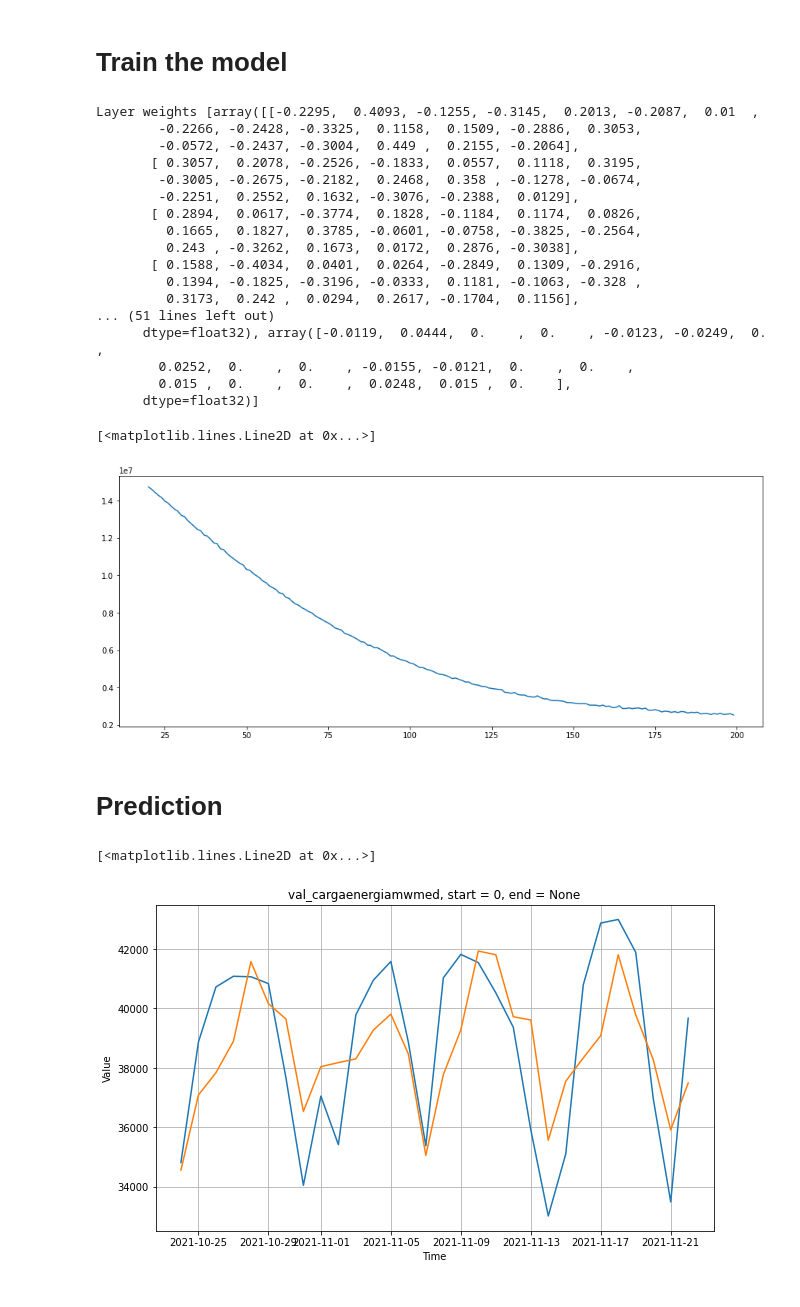
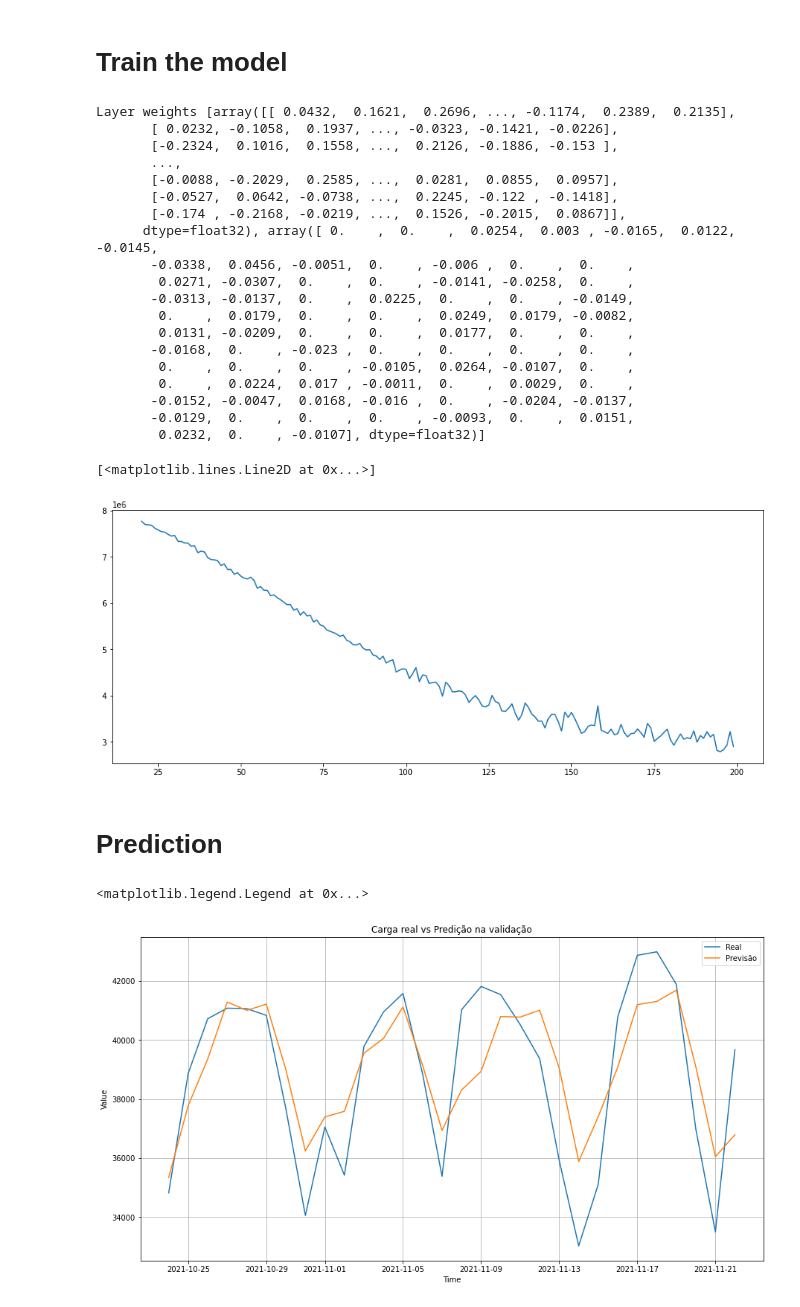
Before and after one commit to marcos-mansur/load-forecast, a Jupyter notebook: Notebook_1_DNN.ipynb, the cells around one changed output. Drawn from its saved outputs; the diff is of its cells as text; code cells hidden in the pictures.

```diff
--- a/Notebook_1_DNN.ipynb
+++ b/Notebook_1_DNN.ipynb
@@ -166,10 +182,10 @@ for x,y in dataset:
 # Train the model
 # %%
 # NN layer
-l0 = tf.keras.layers.Dense(20, input_shape=[window_size], activation='relu')
+l0 = tf.keras.layers.Dense(80, input_shape=[window_size], activation='relu')
 # Sequential NN
 model = tf.keras.models.Sequential([l0])
-model.add(tf.keras.layers.Dense(10, activation='relu'))
+model.add(tf.keras.layers.Dense(30, activation='relu'))
 model.add(tf.keras.layers.Dense(1))
 
 # compile
@@ -179,29 +195,31 @@ history = model.fit(dataset,epochs=200,verbose=0)
 
 print("Layer weights {}".format(l0.get_weights()))
 # %% [output]
-Layer weights [array([[-0.2295,  0.4093, -0.1255, -0.3145,  0.2013, -0.2087,  0.01  ,
-        -0.2266, -0.2428, -0.3325,  0.1158,  0.1509, -0.2886,  0.3053,
-        -0.0572, -0.2437, -0.3004,  0.449 ,  0.2155, -0.2064],
-       [ 0.3057,  0.2078, -0.2526, -0.1833,  0.0557,  0.1118,  0.3195,
-        -0.3005, -0.2675, -0.2182,  0.2468,  0.358 , -0.1278, -0.0674,
-        -0.2251,  0.2552,  0.1632, -0.3076, -0.2388,  0.0129],
-       [ 0.2894,  0.0617, -0.3774,  0.1828, -0.1184,  0.1174,  0.0826,
-         0.1665,  0.1827,  0.3785, -0.0601, -0.0758, -0.3825, -0.2564,
-         0.243 , -0.3262,  0.1673,  0.0172,  0.2876, -0.3038],
-       [ 0.1588, -0.4034,  0.0401,  0.0264, -0.2849,  0.1309, -0.2916,
-         0.1394, -0.1825, -0.3196, -0.0333,  0.1181, -0.1063, -0.328 ,
-         0.3173,  0.242 ,  0.0294,  0.2617, -0.1704,  0.1156],
-... (51 lines left out)
-      dtype=float32), array([-0.0119,  0.0444,  0.    ,  0.    , -0.0123, -0.0249,  0.    ,
-        0.0252,  0.    ,  0.    , -0.0155, -0.0121,  0.    ,  0.    ,
-        0.015 ,  0.    ,  0.    ,  0.0248,  0.015 ,  0.    ],
-      dtype=float32)]
+Layer weights [array([[ 0.0432,  0.1621,  0.2696, ..., -0.1174,  0.2389,  0.2135],
+       [ 0.0232, -0.1058,  0.1937, ..., -0.0323, -0.1421, -0.0226],
+       [-0.2324,  0.1016,  0.1558, ...,  0.2126, -0.1886, -0.153 ],
+       ...,
+       [-0.0088, -0.2029,  0.2585, ...,  0.0281,  0.0855,  0.0957],
+       [-0.0527,  0.0642, -0.0738, ...,  0.2245, -0.122 , -0.1418],
+       [-0.174 , -0.2168, -0.0219, ...,  0.1526, -0.2015,  0.0867]],
+      dtype=float32), array([ 0.    ,  0.    ,  0.0254,  0.003 , -0.0165,  0.0122, -0.0145,
+       -0.0338,  0.0456, -0.0051,  0.    , -0.006 ,  0.    ,  0.    ,
+        0.0271, -0.0307,  0.    ,  0.    , -0.0141, -0.0258,  0.    ,
+       -0.0313, -0.0137,  0.    ,  0.0225,  0.    ,  0.    , -0.0149,
+        0.    ,  0.0179,  0.    ,  0.    ,  0.0249,  0.0179, -0.0082,
+        0.0131, -0.0209,  0.    ,  0.    ,  0.0177,  0.    ,  0.    ,
+       -0.0168,  0.    , -0.023 ,  0.    ,  0.    ,  0.    ,  0.    ,
+        0.    ,  0.    ,  0.    , -0.0105,  0.0264, -0.0107,  0.    ,
+        0.    ,  0.0224,  0.017 , -0.0011,  0.    ,  0.0029,  0.    ,
+       -0.0152, -0.0047,  0.0168, -0.016 ,  0.    , -0.0204, -0.0137,
+       -0.0129,  0.    ,  0.    ,  0.    , -0.0093,  0.    ,  0.0151,
+        0.0232,  0.    , -0.0107], dtype=float32)]
 # %%
 skip = 20
 plt.plot(range(skip,len(history.history['loss'])),history.history['loss'][skip:])
 # %% [output]
 [<matplotlib.lines.Line2D at 0x...>]
-[figure, old version]
+[figure, new version]
 # %% [markdown]
 # Prediction
 # %%
@@ -210,13 +228,15 @@ forecast = []
 for time in range(len(df) - window_size):
   forecast.append(model.predict(np.array(df['val_cargaenergiamwmed'][time:time + window_size])[np.newaxis]))
 
-forecast = forecast[split_time-window_size:]
-results = np.array(forecast)[:, 0, 0]
+valid_forecast = forecast[split_time-window_size:]
+results = np.array(valid_forecast)[:, 0, 0]
 # %%
-plt.figure(figsize=(10, 6))
+plt.figure(figsize=(15, 8))
 
 plot_serie(x_valid)
-plt.plot(x_valid['din_instante'], results)
+plt.plot(x_valid.din_instante, results)
+plt.title('Carga real vs Predição na validação')
+plt.legend(['Real', 'Previsão'])
 # %% [output]
-[<matplotlib.lines.Line2D at 0x...>]
+<matplotlib.legend.Legend at 0x...>
-[figure, old version]
+[figure, new version]
```
Also changed, not shown: parts of 13 cells of this notebook.
